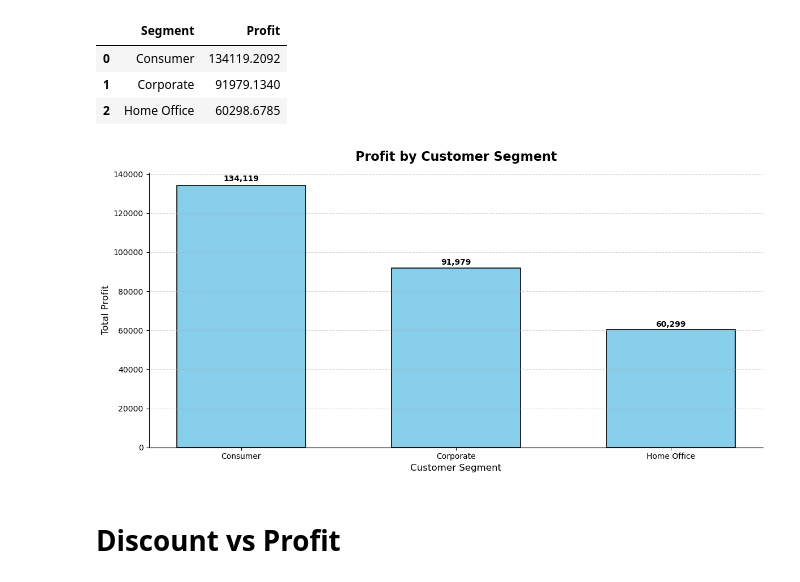
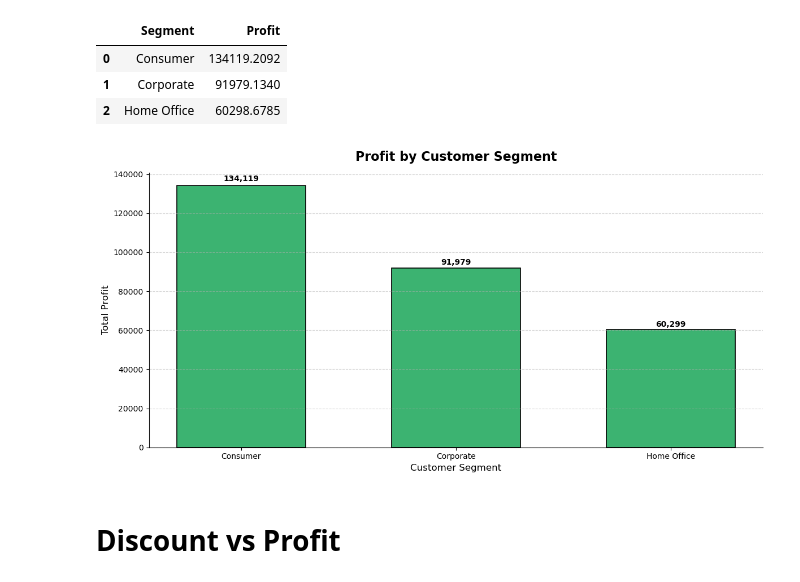
Before and after one commit to nilesh-2006/E-Commerce-Sales-Analysis, a Jupyter notebook: notebooks/05_profit_analysis.ipynb, the cells around one changed output. Saved outputs shown, nothing was run; the diff lists cells and outputs as text; code cells hidden in the pictures.

Commit message:
change color

```diff
--- a/notebooks/05_profit_analysis.ipynb
+++ b/notebooks/05_profit_analysis.ipynb
@@ -67,7 +67,7 @@ category_profit
 # %%
 plt.figure(figsize=(12,6))
 
-bars = plt.bar(category_profit["Category"], category_profit["Profit"],color="skyblue",edgecolor="black",
+bars = plt.bar(category_profit["Category"], category_profit["Profit"],color="mediumseagreen",edgecolor="black",
                linewidth=1.2,
                width = 0.6)
 
@@ -126,7 +126,7 @@ plt.figure(figsize=(12,6))
 bars = plt.bar(
     region_profit["Region"],
     region_profit["Profit"],
-    color="skyblue",
+    color="mediumseagreen",
     edgecolor="black",
     linewidth=1.2,
     width=0.6
@@ -269,7 +269,7 @@ customer_segment
 # %%
 plt.figure(figsize=(12,6))
 
-bars = plt.bar(customer_segment["Segment"], customer_segment["Profit"], color="skyblue",
+bars = plt.bar(customer_segment["Segment"], customer_segment["Profit"], color="mediumseagreen",
     edgecolor="black",
     linewidth=1.2,
     width=0.6)
@@ -279,34 +279,34 @@ plt.title("Profit by Customer Segment", fontsize=16, fontweight="bold", pad=15)
 plt.xlabel("Customer Segment", fontsize=12)
 
 plt.ylabel("Total Profit", fontsize=12)
 
 plt.grid(axis="y", linestyle="--",alpha=0.5)
 
 # value labels
 for bar in bars:
     plt.text(
         bar.get_x() + bar.get_width()/2,
         bar.get_height() * 1.01,
         f"{bar.get_height():,.0f}",
         ha="center", va="bottom",
         fontsize=10, fontweight="bold"
     )
 
 # Remove Top and Right Border
 plt.gca().spines["top"].set_visible(False)
 plt.gca().spines["right"].set_visible(False)
 
 plt.tight_layout()
 
 plt.savefig(
     "../visualizations/profits/profit_by_customer_segment.png",
     dpi=300,
     bbox_inches="tight"
 )
 
 plt.show()
 # %% [output]
-[figure, old version]
+[figure, new version]
 # %% [markdown]
 # Discount vs Profit
 # %% [markdown]
```
Also changed, not shown: parts of 7 cells of this notebook.
